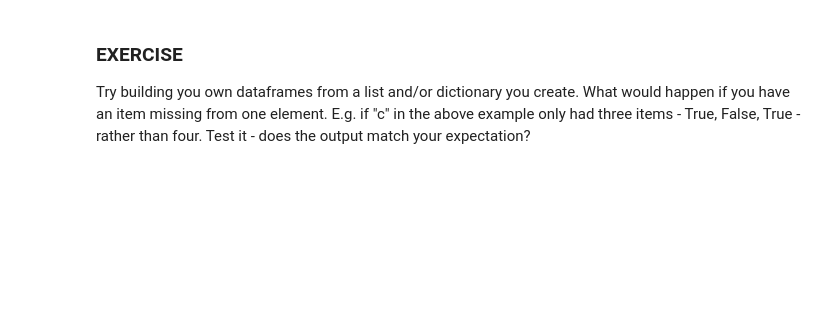
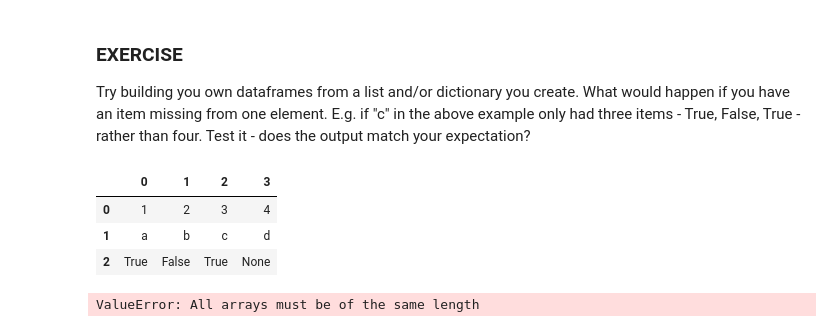
Before and after one commit to TudorVilcu/Tudor-Vilcu---Data-Science-and-Gen-AI-submission-, a Jupyter notebook: Copy_of_2_01_data_and_feature_engineering_in_pandas.ipynb, the cells around one changed output. Saved outputs shown, nothing was run; the diff lists cells and outputs as text; code cells hidden in the pictures; blank space fills up the shorter version.

```diff
--- a/Copy_of_2_01_data_and_feature_engineering_in_pandas.ipynb
+++ b/Copy_of_2_01_data_and_feature_engineering_in_pandas.ipynb
@@ -74,3 +122,24 @@ listdf
 # %% [markdown]
 ### EXERCISE
 Try building you own dataframes from a list and/or dictionary you create. What would happen if you have an item missing from one element. E.g. if "c" in the above example only had three items - True, False, True - rather than four. Test it - does the output match your expectation?
+# %%
+a = [1, 2, 3, 4]
+b = ["a", "b", "c", "d"]
+c = [True, False, True]   # removed the last False
+
+listdf2 = pd.DataFrame([a, b, c])
+listdf2
+# %% [output]
+|  | 0 | 1 | 2 | 3 |
+| 0 | 1 | 2 | 3 | 4 |
+| 1 | a | b | c | d |
+| 2 | True | False | True | None |
+# %%
+my_dict = {'numbers': [1, 2, 3, 4],
+           'letters': ["a", "b", "c", "d"],
+           'answers': [True, False, True]}
+
+dictdf = pd.DataFrame(my_dict)
+dictdf
+# %% [output]
+ValueError: All arrays must be of the same length
```
Also changed, not shown: parts of 7 cells of this notebook.
